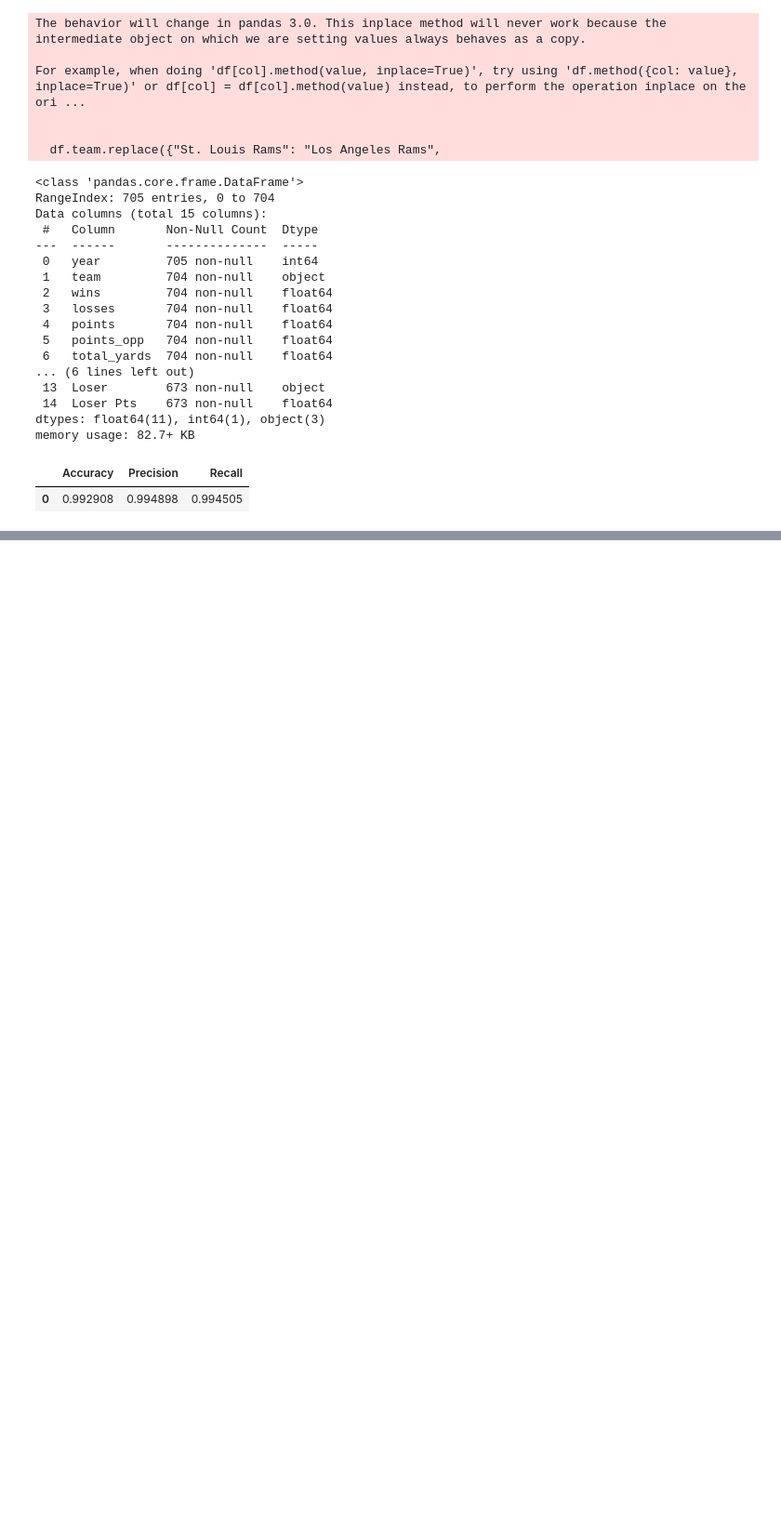
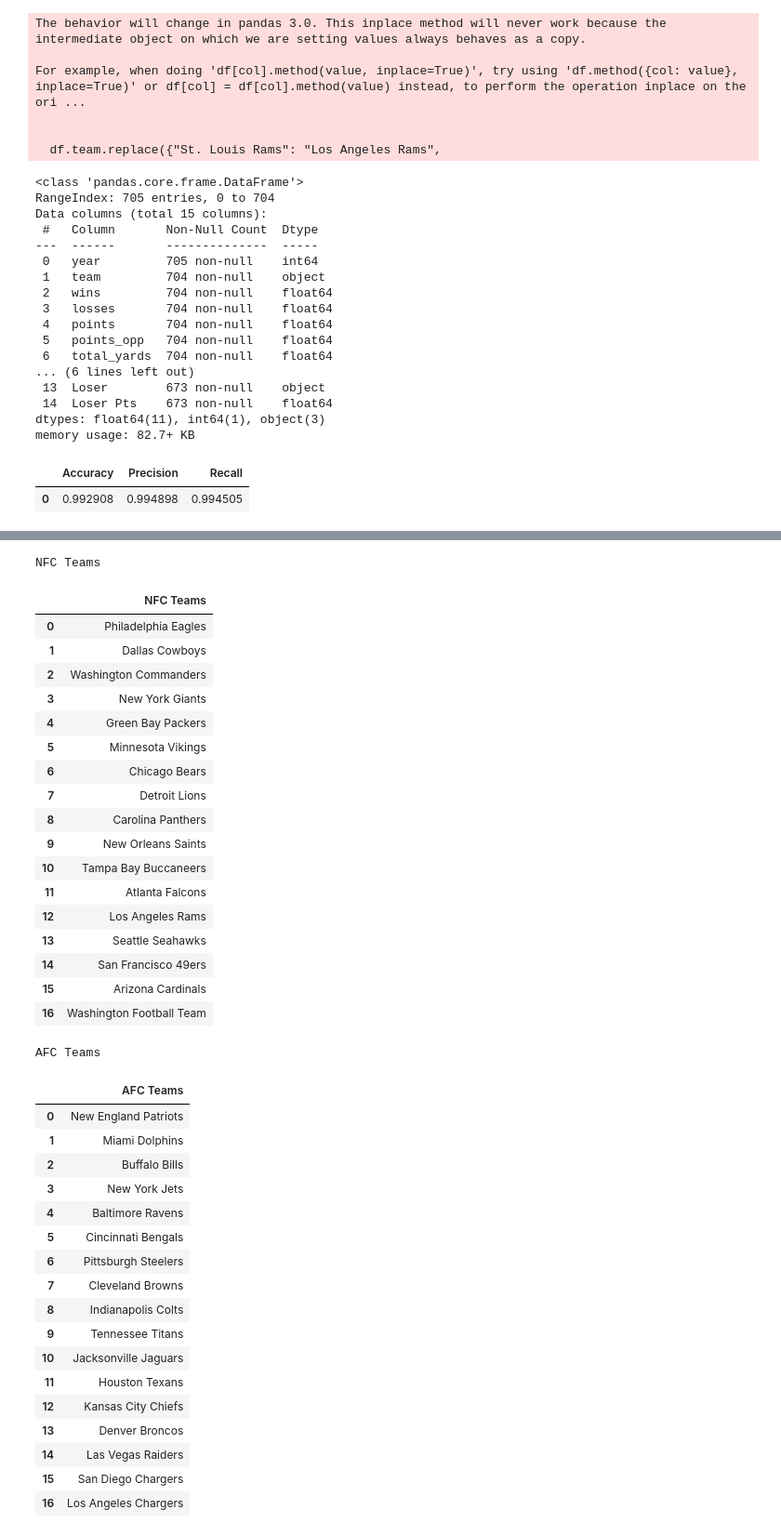
Before and after one commit to tuckerbrown5/AI-Final, a Jupyter notebook: AI_Final_Project.ipynb, the cells around one changed output, grey strips where cells are left out. Shown at 93% size. Saved outputs shown, nothing was run; the diff lists cells and outputs as text; code cells hidden in the pictures; blank space fills up the shorter version.

```diff
--- a/AI_Final_Project.ipynb
+++ b/AI_Final_Project.ipynb
@@ -172,0 +260,50 @@ result
+# %%
+import pandas as pd
+
+# Create dataframes for NFC and AFC teams
+nfc_df = pd.DataFrame({"NFC Teams": nfc_teams_list})
+afc_df = pd.DataFrame({"AFC Teams": afc_teams_list})
+
+# Display in styled format
+from IPython.display import display
+display(nfc_df.style.set_caption("NFC Teams").highlight_max(axis=0))
+display(afc_df.style.set_caption("AFC Teams").highlight_max(axis=0))
+# %% [output]
+NFC Teams
+|  | NFC Teams |
+| 0 | Philadelphia Eagles |
+| 1 | Dallas Cowboys |
+| 2 | Washington Commanders |
+| 3 | New York Giants |
+| 4 | Green Bay Packers |
+| 5 | Minnesota Vikings |
+| 6 | Chicago Bears |
+| 7 | Detroit Lions |
+| 8 | Carolina Panthers |
+| 9 | New Orleans Saints |
+| 10 | Tampa Bay Buccaneers |
+| 11 | Atlanta Falcons |
+| 12 | Los Angeles Rams |
+| 13 | Seattle Seahawks |
+| 14 | San Francisco 49ers |
+| 15 | Arizona Cardinals |
+| 16 | Washington Football Team |
+AFC Teams
+|  | AFC Teams |
+| 0 | New England Patriots |
+| 1 | Miami Dolphins |
+| 2 | Buffalo Bills |
+| 3 | New York Jets |
+| 4 | Baltimore Ravens |
+| 5 | Cincinnati Bengals |
+| 6 | Pittsburgh Steelers |
+| 7 | Cleveland Browns |
+| 8 | Indianapolis Colts |
+| 9 | Tennessee Titans |
+| 10 | Jacksonville Jaguars |
+| 11 | Houston Texans |
+| 12 | Kansas City Chiefs |
+| 13 | Denver Broncos |
+| 14 | Las Vegas Raiders |
+| 15 | San Diego Chargers |
+| 16 | Los Angeles Chargers |
```
Also changed, not shown: parts of 6 cells of this notebook.
